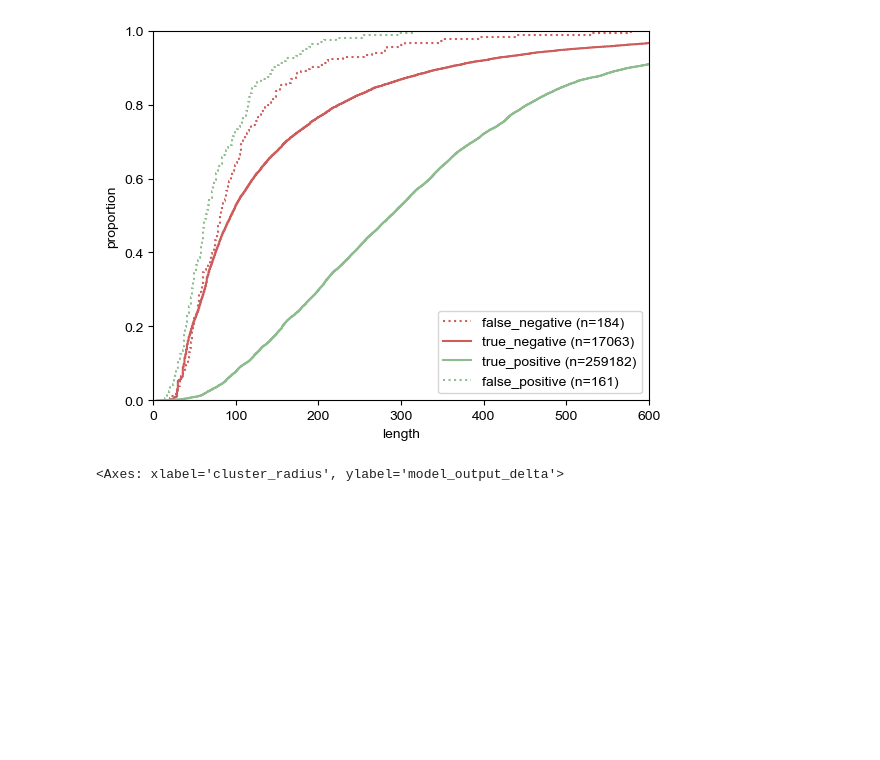
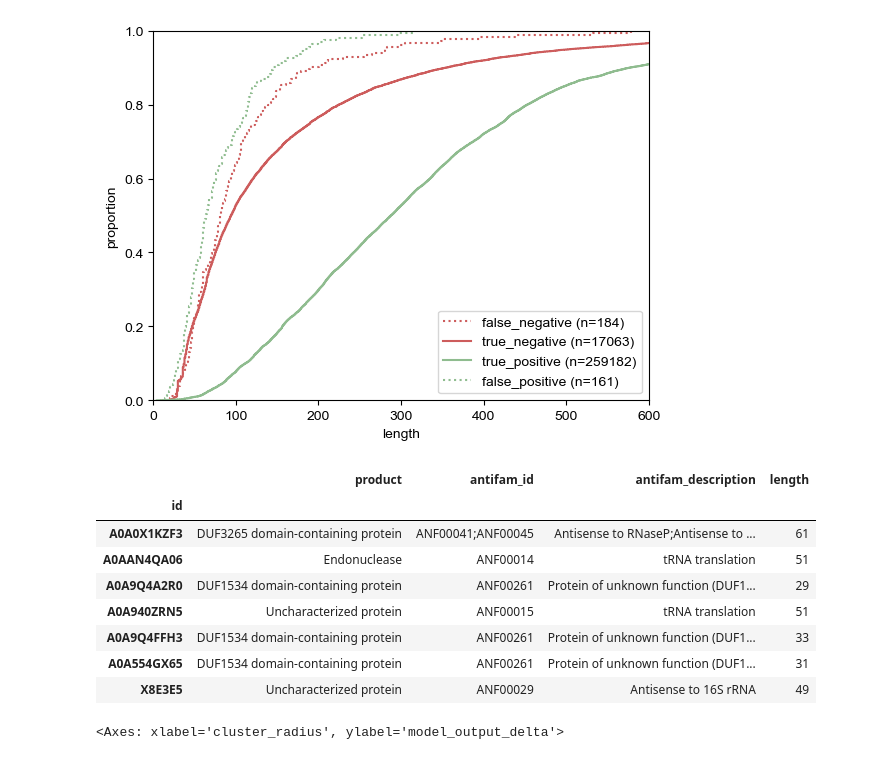
Before and after one commit to pipparichter/frugal, a Jupyter notebook: notebooks/results.ipynb, the cells around one changed output. Drawn from its saved outputs; the diff is of its cells as text; code cells hidden in the pictures; blank space fills up the shorter version.

Commit message:
stuff for computing cluster metrics

```diff
--- a/notebooks/results.ipynb
+++ b/notebooks/results.ipynb
@@ -163,6 +163,22 @@ assert np.all(fn_cluster_predict_df.top_cluster_id == fn_results_df.cluster_id),
 fn_results_df = fn_results_df.merge(fn_cluster_predict_df, left_index=True, right_index=True, validate='one_to_one')
 fn_results_df = fn_results_df.merge(cluster_metadata_df, left_on='cluster_id', right_index=True, how='left')
 fn_results_df = get_nearest_spurious_cluster_rank(fn_results_df)
+# %%
+# Print information about a specific cluster.
+cluster_id = 34667
+results_df_ = results_df[results_df.cluster_id == cluster_id]
+cols = ['product', 'antifam_id', 'antifam_description', 'length']
+results_df_[cols]
+# %% [output]
+|  | product | antifam_id | antifam_description | length |
+| id |  |  |  |  |
+| A0A0X1KZF3 | DUF3265 domain-containing protein | ANF00041;ANF00045 | Antisense to RNaseP;Antisense to ... | 61 |
+| A0AAN4QA06 | Endonuclease | ANF00014 | tRNA translation | 51 |
+| A0A9Q4A2R0 | DUF1534 domain-containing protein | ANF00261 | Protein of unknown function (DUF1... | 29 |
+| A0A940ZRN5 | Uncharacterized protein | ANF00015 | tRNA translation | 51 |
+| A0A9Q4FFH3 | DUF1534 domain-containing protein | ANF00261 | Protein of unknown function (DUF1... | 33 |
+| A0A554GX65 | DUF1534 domain-containing protein | ANF00261 | Protein of unknown function (DUF1... | 31 |
+| X8E3E5 | Uncharacterized protein | ANF00029 | Antisense to 16S rRNA | 49 |
 # %%
 def get_cluster_model_output_info(results_df:pd.DataFrame) -> pd.DataFrame:
 
```
Also changed, not shown: 1 other file.
